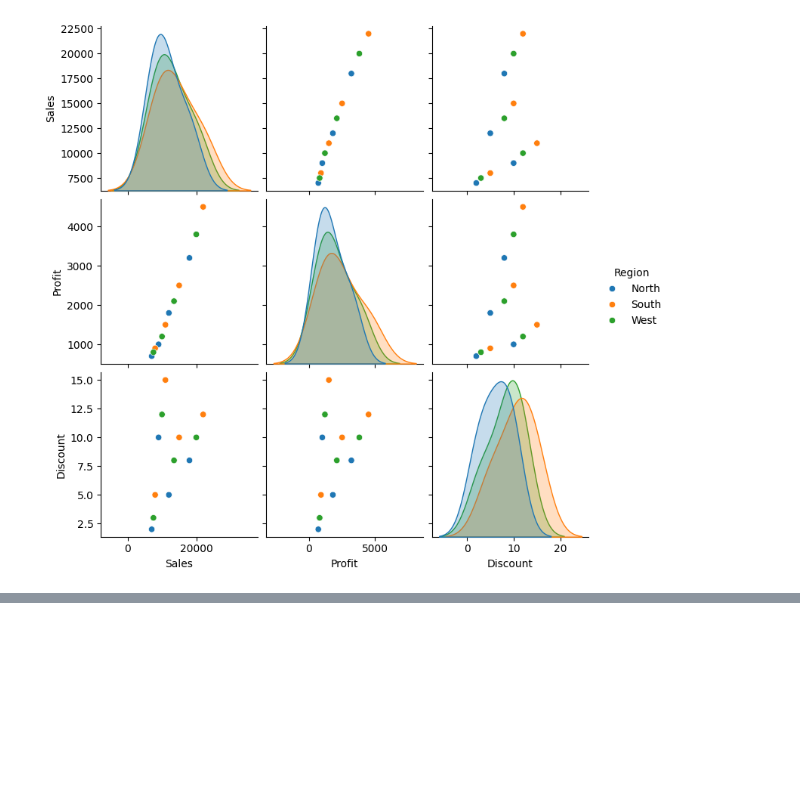
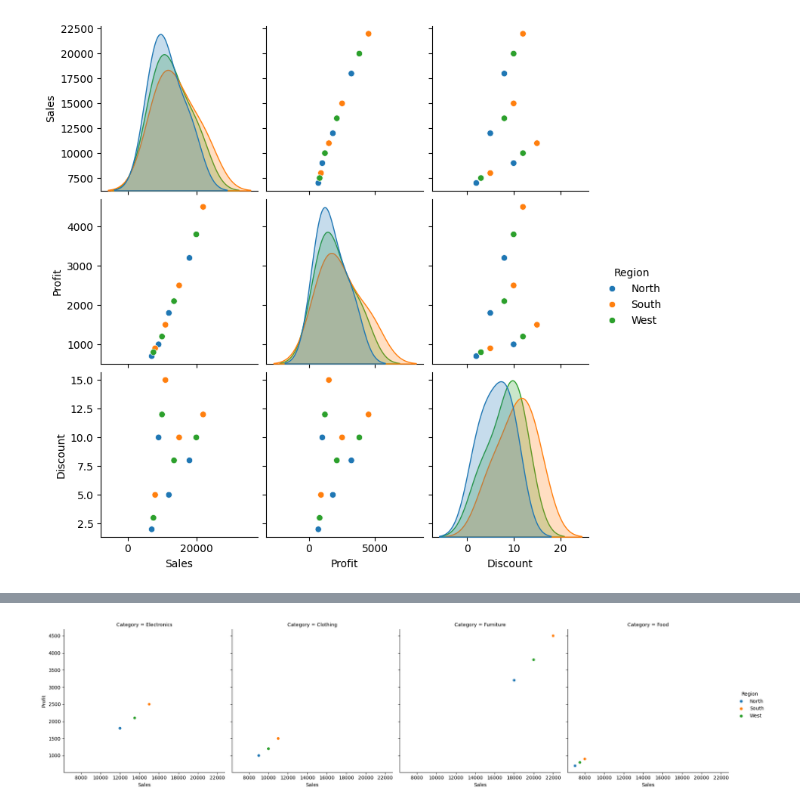
Before and after one commit to ivaibhavpawar1045/Python-Data-Analytics, a Jupyter notebook: 35_Advanced_Seaborn_Visualization/practice.ipynb, the cells around one changed output, grey strips where cells are left out. Saved outputs shown, nothing was run; the diff lists cells and outputs as text; code cells hidden in the pictures; blank space fills up the shorter version.

```diff
--- a/35_Advanced_Seaborn_Visualization/practice.ipynb
+++ b/35_Advanced_Seaborn_Visualization/practice.ipynb
@@ -101,0 +116,13 @@ plt.show()
+# %%
+sns.relplot(
+    data=sales_data,
+    x="Sales",
+    y="Profit",
+    hue="Region",
+    col="Category",
+    kind="scatter"
+)
+
+plt.show()
+# %% [output]
+[figure, added]
```
Also changed, not shown: parts of 3 cells of this notebook.
